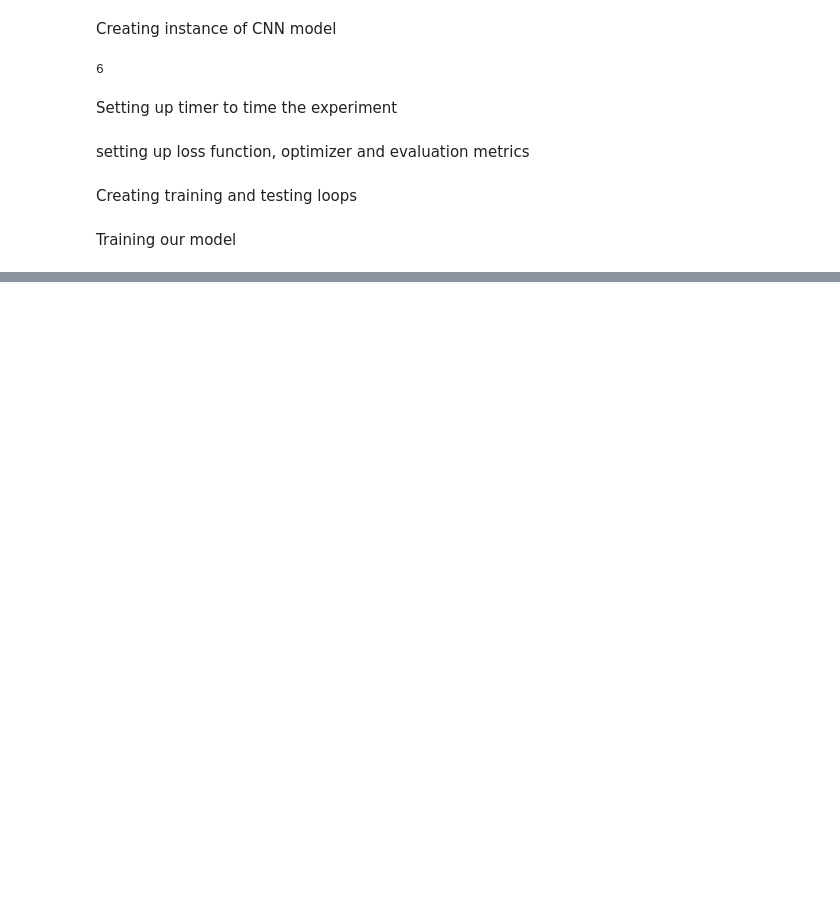
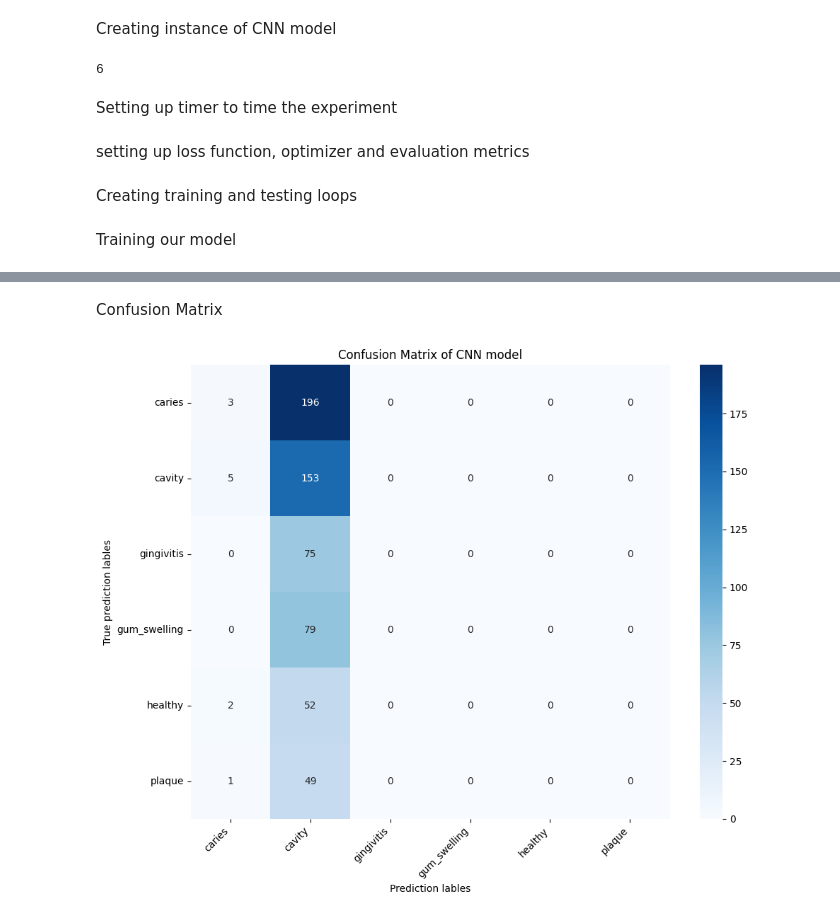
Before and after one commit to SeerPant/DentalVision, a Jupyter notebook: CNN.ipynb, the cells around one changed output, grey strips where cells are left out. Cells and saved outputs as stored; diff of their text form; code cells hidden in the pictures; blank space fills up the shorter version.

Commit message:
plot confusion matrix and ROC curves for each model

```diff
--- a/CNN.ipynb
+++ b/CNN.ipynb
@@ -302,7 +302,7 @@ def test_step(data_loader: torch.utils.data.DataLoader,
               device: torch.device = device):
     """Performs test step of the model"""
     test_loss, test_accuracy = 0, 0
-    predictions, labels = [],[]
+    predictions, labels, probabilities = [],[],[]
     model.to(device)
     #Set model to evaluation mode
     model.eval()
@@ -316,6 +316,8 @@ def test_step(data_loader: torch.utils.data.DataLoader,
             #Perform forward pass
             test_pred = model(X)
 
+            #calculation of probaility using softtmax, for ROC curves
+            probs = torch.softmax(test_pred, dim=1)
 
             #Calculate testing loss and accuracy
             test_loss += loss_fn(test_pred, y).item()
@@ -325,14 +327,17 @@ def test_step(data_loader: torch.utils.data.DataLoader,
 
             predictions.append(test_pred.argmax(dim=1))
             labels.append(y)
+            probabilities.append(probs)
 
         predictions = torch.cat(predictions)
         labels = torch.cat(labels)
+        probabilities = torch.cat(probabilities)
 
         precision, recall, f1 = precision_recall_f1(labels, predictions)
         test_loss /= len(data_loader)
         test_accuracy /= len(data_loader)
         print(f"Test loss: {test_loss:.5f} | Test accuracy: {test_accuracy:.2f}% | Precision:{precision:.4f} | Recall :{recall:.4f} | f1-score: {f1:.4f}")
+    return predictions, labels, probabilities
 # %% [markdown]
 Training our model
 # %%
@@ -351,13 +356,14 @@ for epoch in tqdm(range(epochs)):
                optimizer = optimizer,
                accuracy_fn = accuracy_fn,
                device = device)
-    test_step(model = CNNmodel,
+    test_predictions, test_labels, test_probabilities = test_step(model = CNNmodel,
               data_loader =
               test_dataloader,
               loss_fn=loss_fn,
               accuracy_fn = accuracy_fn,
               device = device)
 
+
 train_time_end = timer()
 total_train_time = print_train_time(start=train_time_start,
                                     end=train_time_end, device = device)
@@ -412 +418,32 @@ Train loss: 1.53305 | Train accuracy: 40.34% | Precision:0.1765 | Recall :0.1599
 ... (9 outputs left out)
+# %% [markdown]
+Confusion Matrix
+# %%
+#required imports
+import numpy as np
+from sklearn.metrics import confusion_matrix
+import matplotlib.pyplot as plt
+import seaborn
+
+#converting to numpy
+y_true = test_labels.cpu().numpy()
+y_pred = test_predictions.cpu().numpy()
+
+#creating confusing matrix
+confMatrix = confusion_matrix(y_true, y_pred)
+
+#plotting the confusion matrix
+plt.figure(figsize=(10,8))
+seaborn.heatmap(confMatrix, annot=True,
+                fmt ="d", cmap = "Blues",
+                xticklabels = train_data.class_names,
+                yticklabels = train_data.class_names)
+plt.title("Confusion Matrix of CNN model")
+plt.ylabel("True prediction lables")
+plt.xlabel("Prediction lables")
+plt.xticks(rotation=45, ha="right")
+plt.yticks(rotation=0)
+plt.tight_layout()
+plt.show()
+# %% [output]
+[figure, added]
```
Also changed, not shown: parts of 4 cells of this notebook, 3 other files.
